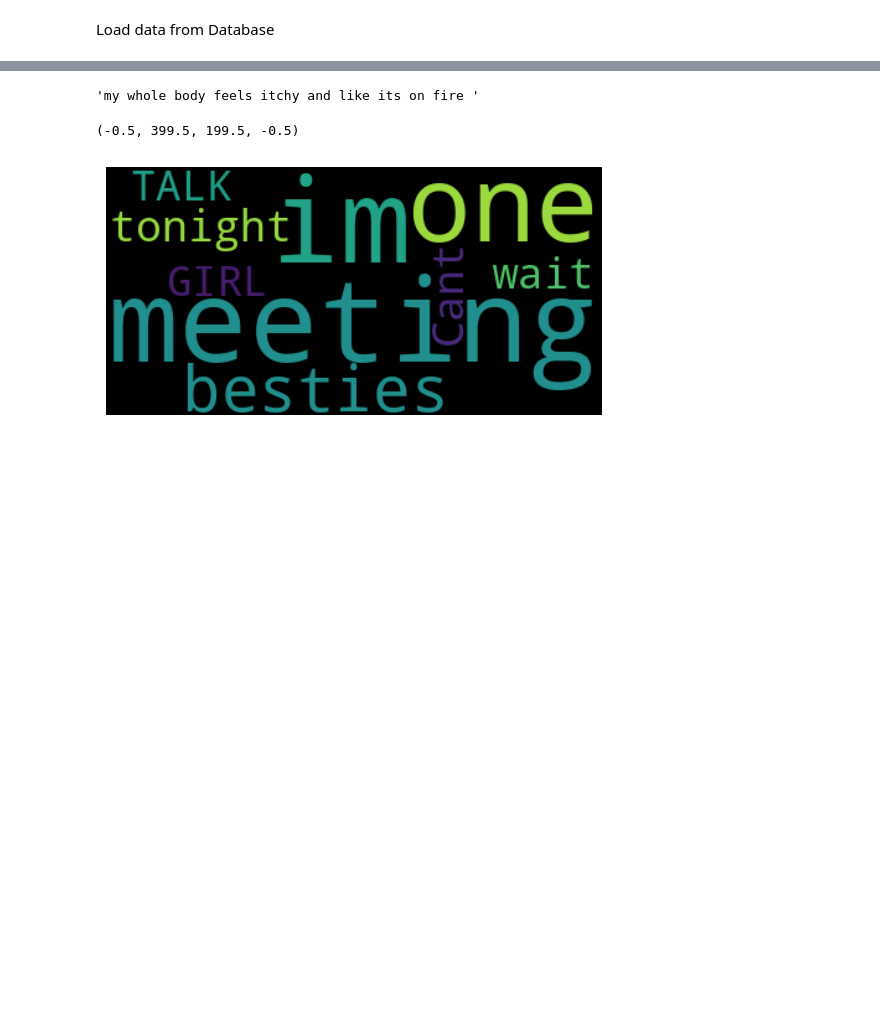
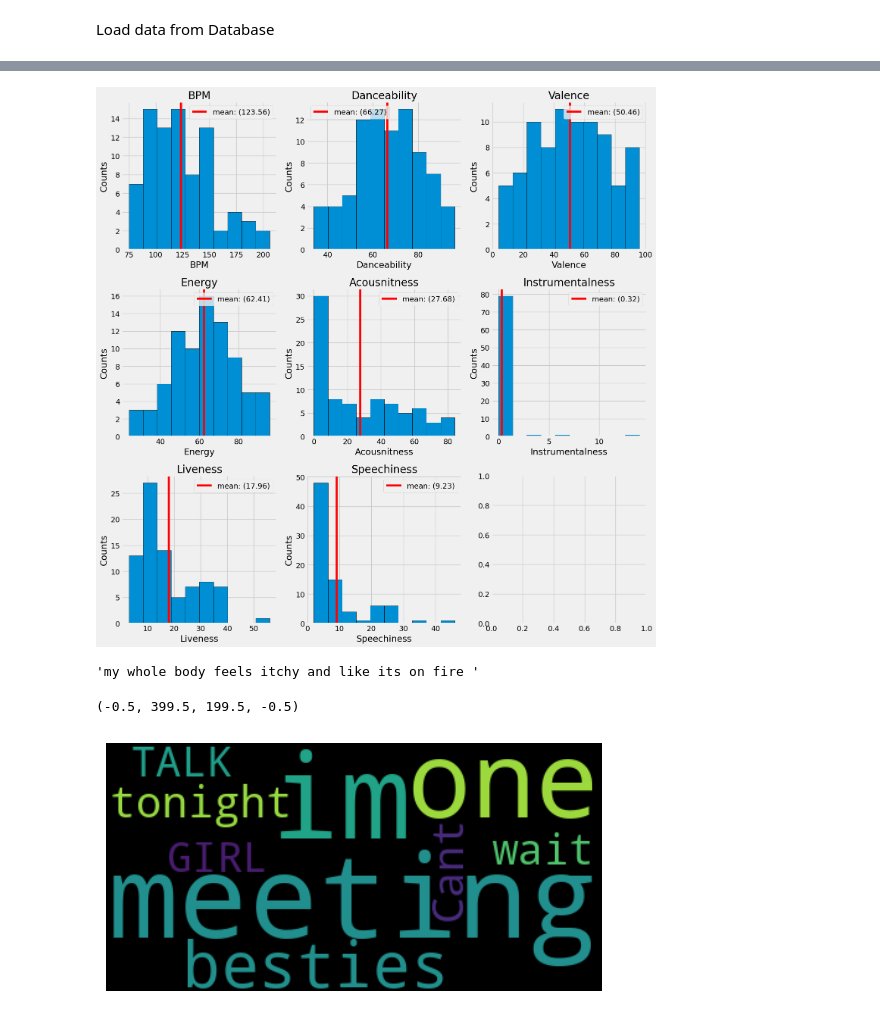
Before and after one commit to prantoamt/Sentiment-Driven-Spotify-Music-Recommendation, a Jupyter notebook: project/data-exploration.ipynb, the cells around one changed output, grey strips where cells are left out. Drawn from its saved outputs; the diff is of its cells as text; code cells hidden in the pictures; blank space fills up the shorter version.

```diff
--- a/project/data-exploration.ipynb
+++ b/project/data-exploration.ipynb
@@ -39,0 +118,2 @@ sns.countplot(x="target", palette=['#432371',"#FAAE7B"], hue="target", data=twee
+# %%
+_, user_playlist, _, _ = train_test_split(songs, songs["valence_%"].values, test_size=0.10, random_state=42)
@@ -40,3 +129,92 @@ sns.countplot(x="target", palette=['#432371',"#FAAE7B"], hue="target", data=twee
+# %%
+plt.style.use("fivethirtyeight")
+
+fig, axs = plt.subplots(3,3, figsize=(15, 15))
+
+bpm = user_playlist["bpm"]
+bpm_mean = bpm.mean()
+axs[0,0].hist(bpm, histtype='bar', edgecolor="black")
+axs[0,0].set_title("BPM")
+axs[0,0].set_xlabel("BPM")
+axs[0,0].set_ylabel("Counts")
+axs[0,0].axvline(bpm_mean, color="red", label=f"mean: ({bpm_mean:.2f})")
+axs[0,0].legend()
+
+danceability = user_playlist["danceability_%"]
+danceability_mean = danceability.mean()
+axs[0,1].hist(danceability, histtype='bar', edgecolor="black")
+axs[0,1].set_title("Danceability")
+axs[0,1].set_xlabel("Danceability")
+axs[0,1].set_ylabel("Counts")
+axs[0,1].axvline(danceability_mean, color="red", label=f"mean: ({danceability_mean:.2f})")
+axs[0,1].legend()
+
+valence = user_playlist["valence_%"]
+valence_mean = valence.mean()
+axs[0,2].hist(valence, histtype='bar', edgecolor="black")
+axs[0,2].set_title("Valence")
+axs[0,2].set_xlabel("Valence")
+axs[0,2].set_ylabel("Counts")
+axs[0,2].axvline(valence_mean, color="red", label=f"mean: ({valence_mean:.2f})")
+axs[0,2].legend()
+
+
+energy = user_playlist["energy_%"]
+energy_mean = energy.mean()
+axs[1,0].hist(energy, histtype='bar', edgecolor="black")
+axs[1,0].set_title("Energy")
+axs[1,0].set_xlabel("Energy")
+axs[1,0].set_ylabel("Counts")
+axs[1,0].axvline(energy_mean, color="red", label=f"mean: ({energy_mean:.2f})")
+axs[1,0].legend()
+
+
+acousnitness = user_playlist["acousticness_%"]
+acousnitness_mean = acousnitness.mean()
+axs[1,1].hist(acousnitness, histtype='bar', edgecolor="black")
+axs[1,1].set_title("Acousnitness")
+axs[1,1].set_xlabel("Acousnitness")
+axs[1,1].set_ylabel("Counts")
+axs[1,1].axvline(acousnitness_mean, color="red", label=f"mean: ({acousnitness_mean:.2f})")
+axs[1,1].legend()
+
+
+instrumentalness = user_playlist["instrumentalness_%"]
+instrumentalness_mean = instrumentalness.mean()
+axs[1,2].hist(instrumentalness, histtype='bar', edgecolor="black")
+axs[1,2].set_title("Instrumentalness")
+axs[1,2].set_xlabel("Instrumentalness")
+axs[1,2].set_ylabel("Counts")
+axs[1,2].axvline(instrumentalness_mean, color="red", label=f"mean: ({instrumentalness_mean:.2f})")
+axs[1,2].legend()
+
+
+liveness = user_playlist["liveness_%"]
+liveness_mean = liveness.mean()
+axs[2,0].hist(liveness, histtype='bar', edgecolor="black")
+axs[2,0].set_title("Liveness")
+axs[2,0].set_xlabel("Liveness")
+axs[2,0].set_ylabel("Counts")
+axs[2,0].axvline(liveness_mean, color="red", label=f"mean: ({liveness_mean:.2f})")
+axs[2,0].legend()
+
+
+speechiness = user_playlist["speechiness_%"]
+speechiness_mean = speechiness.mean()
+axs[2,1].hist(speechiness, histtype='bar', edgecolor="black")
+axs[2,1].set_title("Speechiness")
+axs[2,1].set_xlabel("Speechiness")
+axs[2,1].set_ylabel("Counts")
+axs[2,1].axvline(speechiness_mean, color="red", label=f"mean: ({speechiness_mean:.2f})")
+axs[2,1].legend()
+
+plt.tight_layout()
+plt.show()
+# plt.hist(user_playlist["danceability_%"], histtype='bar', label="valence")
+# plt.hist(user_playlist["valence_%"], histtype='bar', label="valence")
+# plt.hist(user_playlist["energy_%"], histtype='bar', label="valence")
+# %% [output]
+[figure, added]
 # %%
 positive_tweet = tweets[tweets.target == 1]["processed_text"]
 negative_tweet = tweets[tweets.target == 0]["processed_text"]
```
Also changed, not shown: parts of 6 cells of this notebook, 2 other files.
